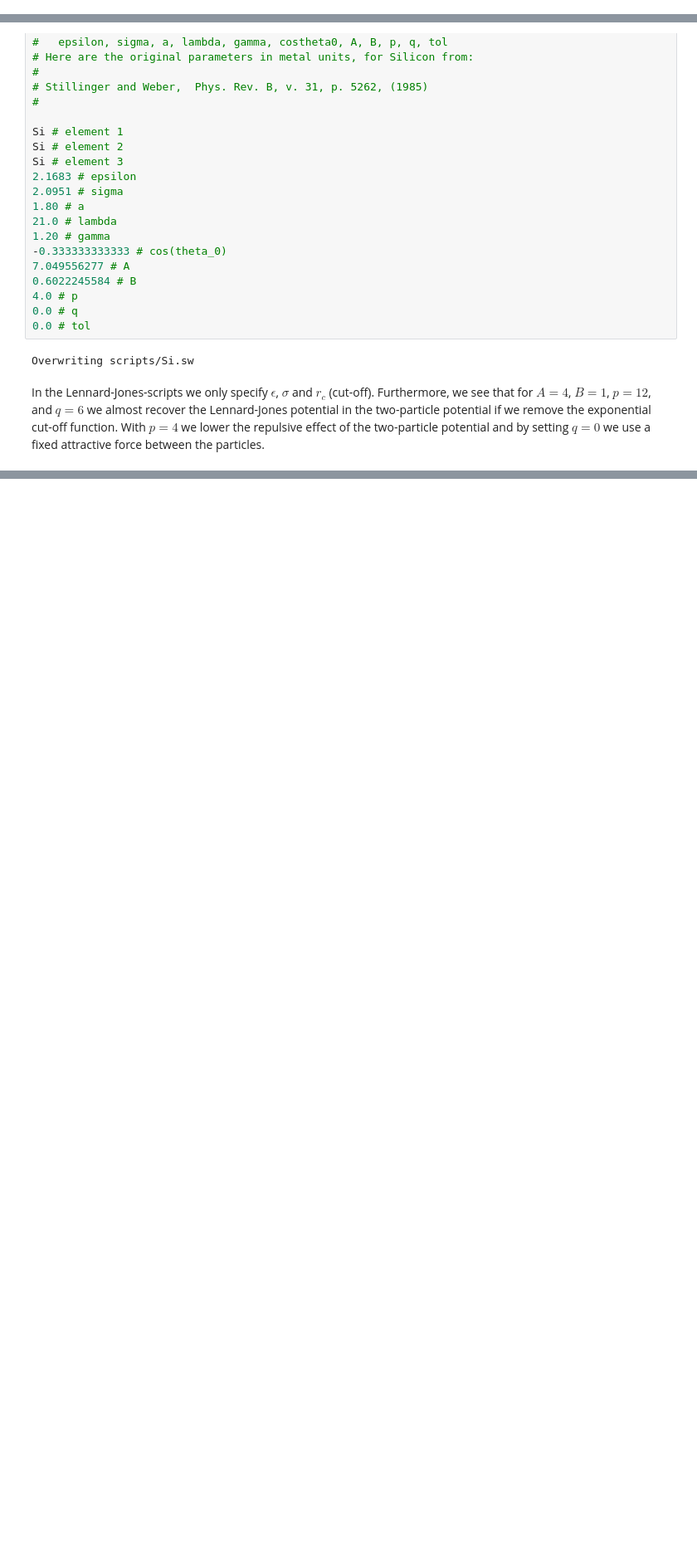
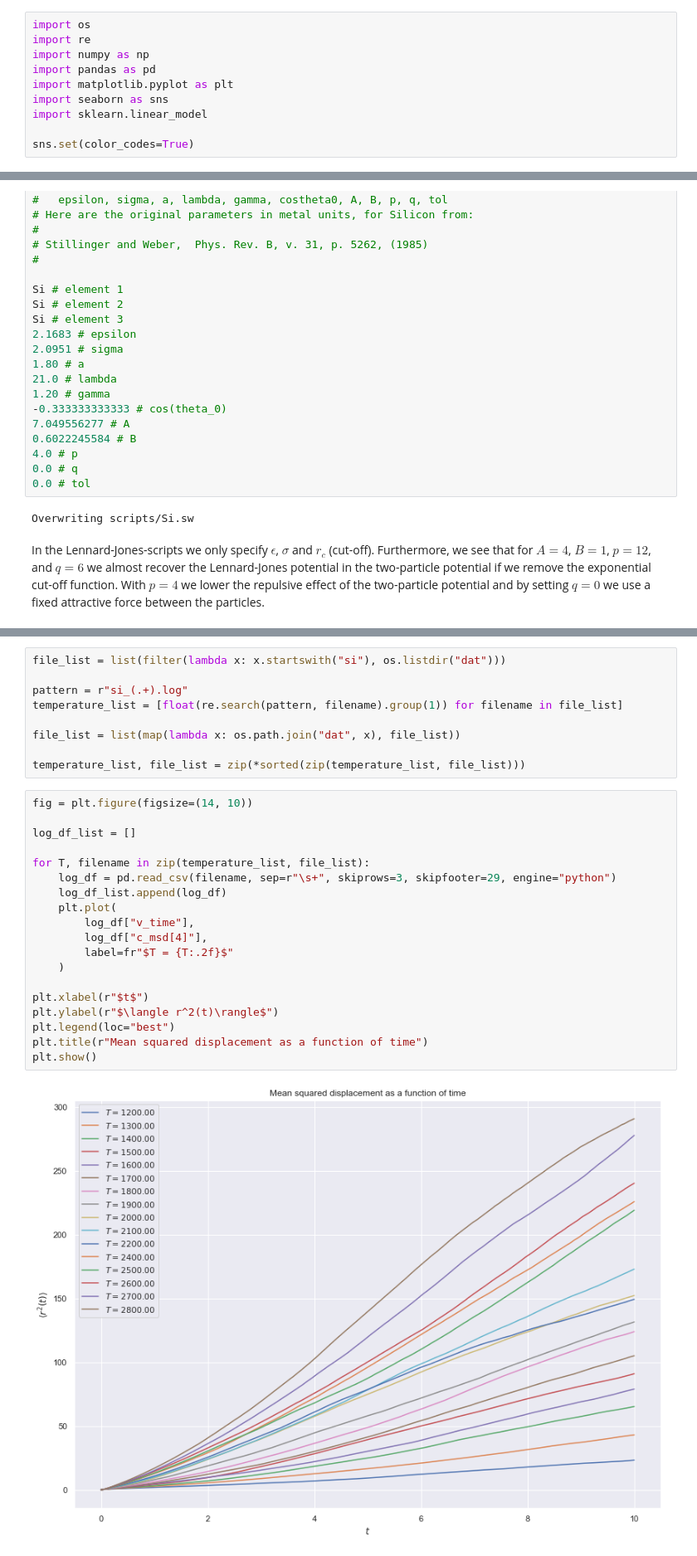
Before and after one commit to Schoyen/FYS4460, a Jupyter notebook: project-1/three-particle-potentials.ipynb, the cells around one changed output, grey strips where cells are left out. Shown at 83% size. Cells and saved outputs as stored; diff of their text form; blank space fills up the shorter version.

Commit message:
Add diffusion over a large range of temperatures

```diff
--- a/project-1/three-particle-potentials.ipynb
+++ b/project-1/three-particle-potentials.ipynb
@@ -41,6 +41,16 @@ The three-particle potential has the form
 where we've introduced the new parameters $\lambda$ and $\gamma$.
 Note that we've simplified the potentials as we've removed the indices that can be associated with every coefficient to specify different types of interactions between atoms.
 Below we use the given parameter file.
+# %%
+import os
+import re
+import numpy as np
+import pandas as pd
+import matplotlib.pyplot as plt
+import seaborn as sns
+import sklearn.linear_model
+
+sns.set(color_codes=True)
 # %%
 %%writefile scripts/Si.sw
 # DATE: 2007-06-11 CONTRIBUTOR: Aidan Thompson, athomps@sandia.gov
@@ -161,0 +213,30 @@ Total wall time: 0:00:05
+# %%
+file_list = list(filter(lambda x: x.startswith("si"), os.listdir("dat")))
+
+pattern = r"si_(.+).log"
+temperature_list = [float(re.search(pattern, filename).group(1)) for filename in file_list]
+
+file_list = list(map(lambda x: os.path.join("dat", x), file_list))
+
+temperature_list, file_list = zip(*sorted(zip(temperature_list, file_list)))
+# %%
+fig = plt.figure(figsize=(14, 10))
+
+log_df_list = []
+
+for T, filename in zip(temperature_list, file_list):
+    log_df = pd.read_csv(filename, sep=r"\s+", skiprows=3, skipfooter=29, engine="python")
+    log_df_list.append(log_df)
+    plt.plot(
+        log_df["v_time"],
+        log_df["c_msd[4]"],
+        label=fr"$T = {T:.2f}$"
+    )
+
+plt.xlabel(r"$t$")
+plt.ylabel(r"$\langle r^2(t)\rangle$")
+plt.legend(loc="best")
+plt.title(r"Mean squared displacement as a function of time")
+plt.show()
+# %% [output]
+[figure, added]
```
Also changed, not shown: parts of 6 cells of this notebook, 2 other files.
